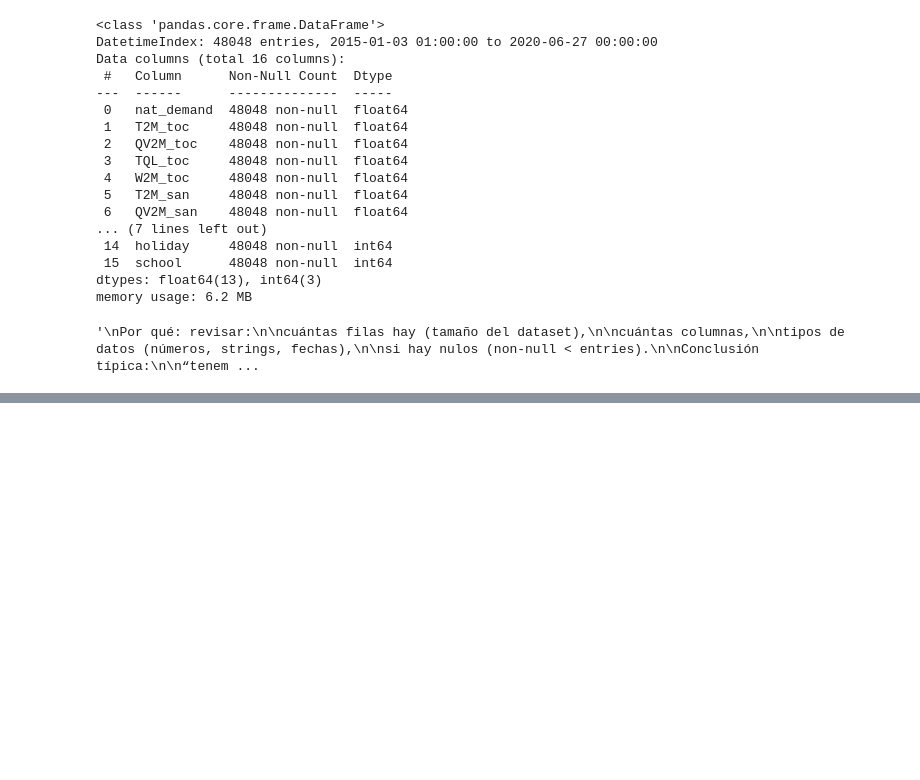
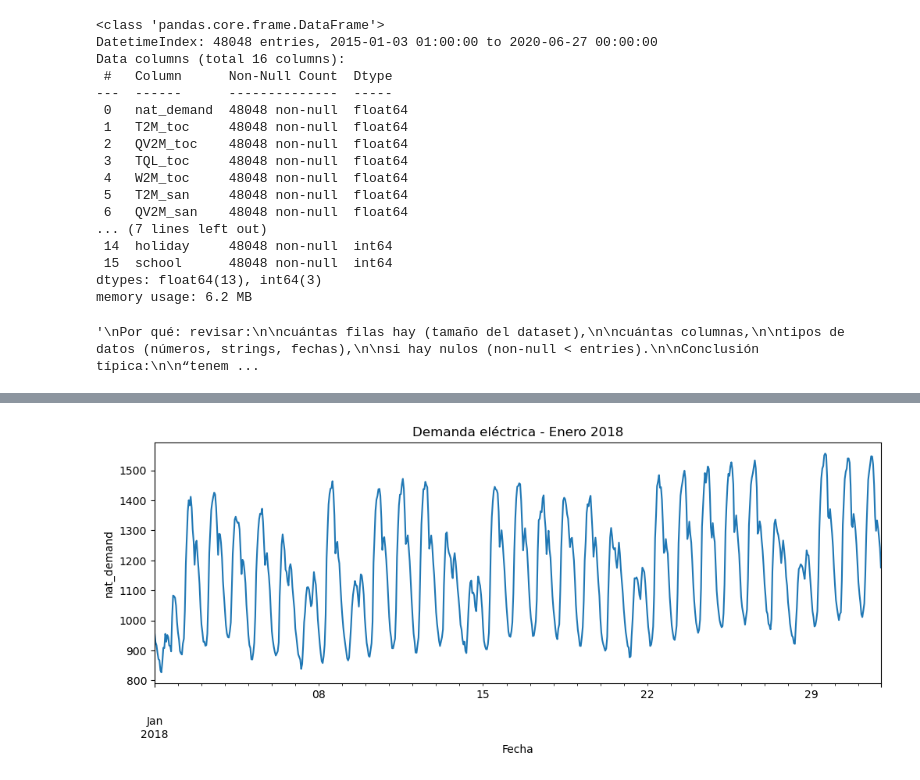
Before and after one commit to Ivo196/Electricity-Load-Forecasting, a Jupyter notebook: notebooks/01_exploracion_datos.ipynb, the cells around one changed output, grey strips where cells are left out. Cells and saved outputs as stored; diff of their text form; code cells hidden in the pictures; blank space fills up the shorter version.

```diff
--- a/notebooks/01_exploracion_datos.ipynb
+++ b/notebooks/01_exploracion_datos.ipynb
@@ -100,0 +110,9 @@ df.describe()
+# %%
+plt.figure(figsize=(12,4))
+df['2018-01-01':'2018-01-31']['nat_demand'].plot()
+plt.title('Demanda eléctrica - Enero 2018')
+plt.ylabel('nat_demand')
+plt.xlabel('Fecha')
+plt.show()
+# %% [output]
+[figure, added]
```
Also changed, not shown: parts of 1 cell of this notebook, 2 other files.
